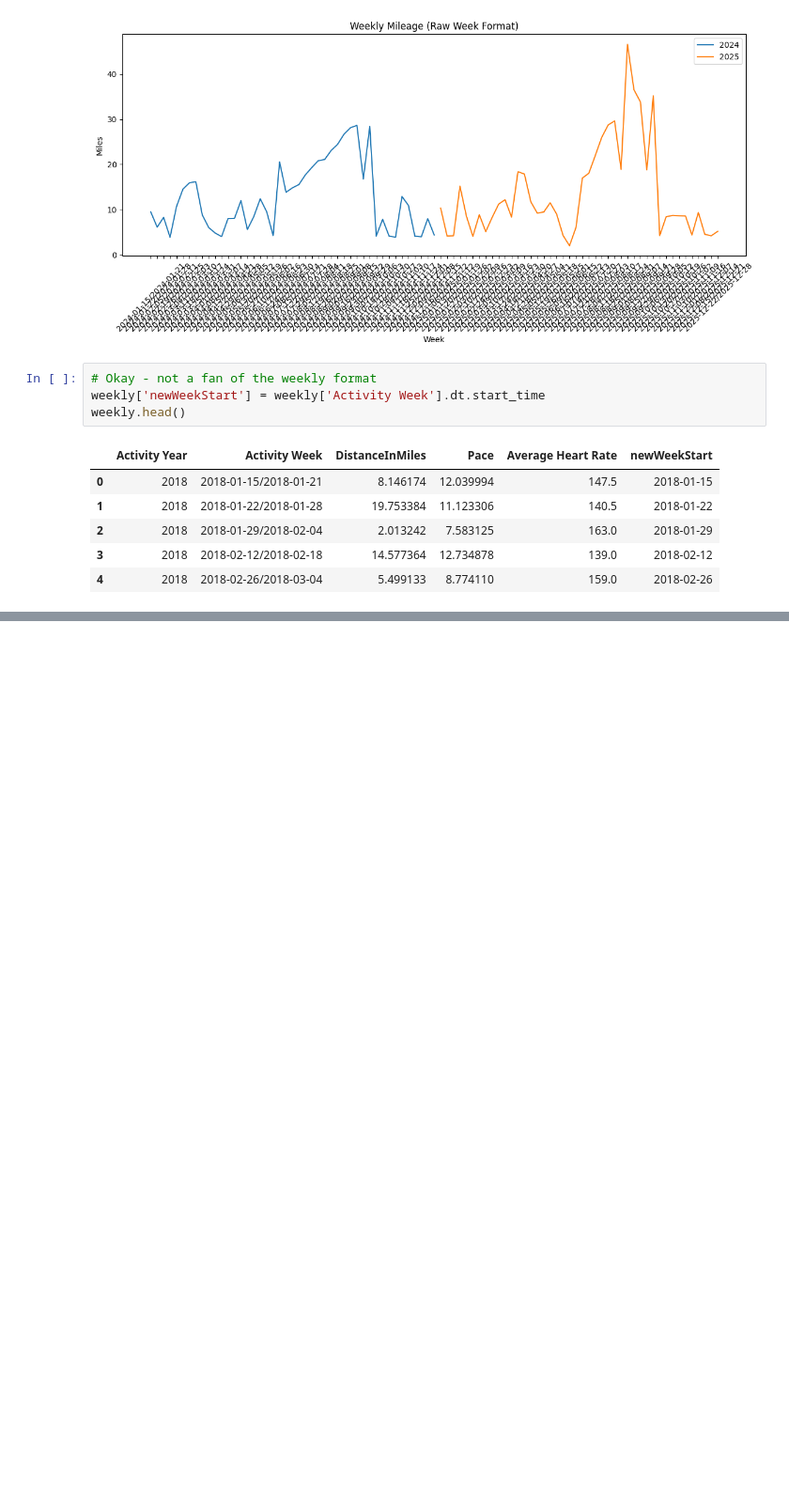
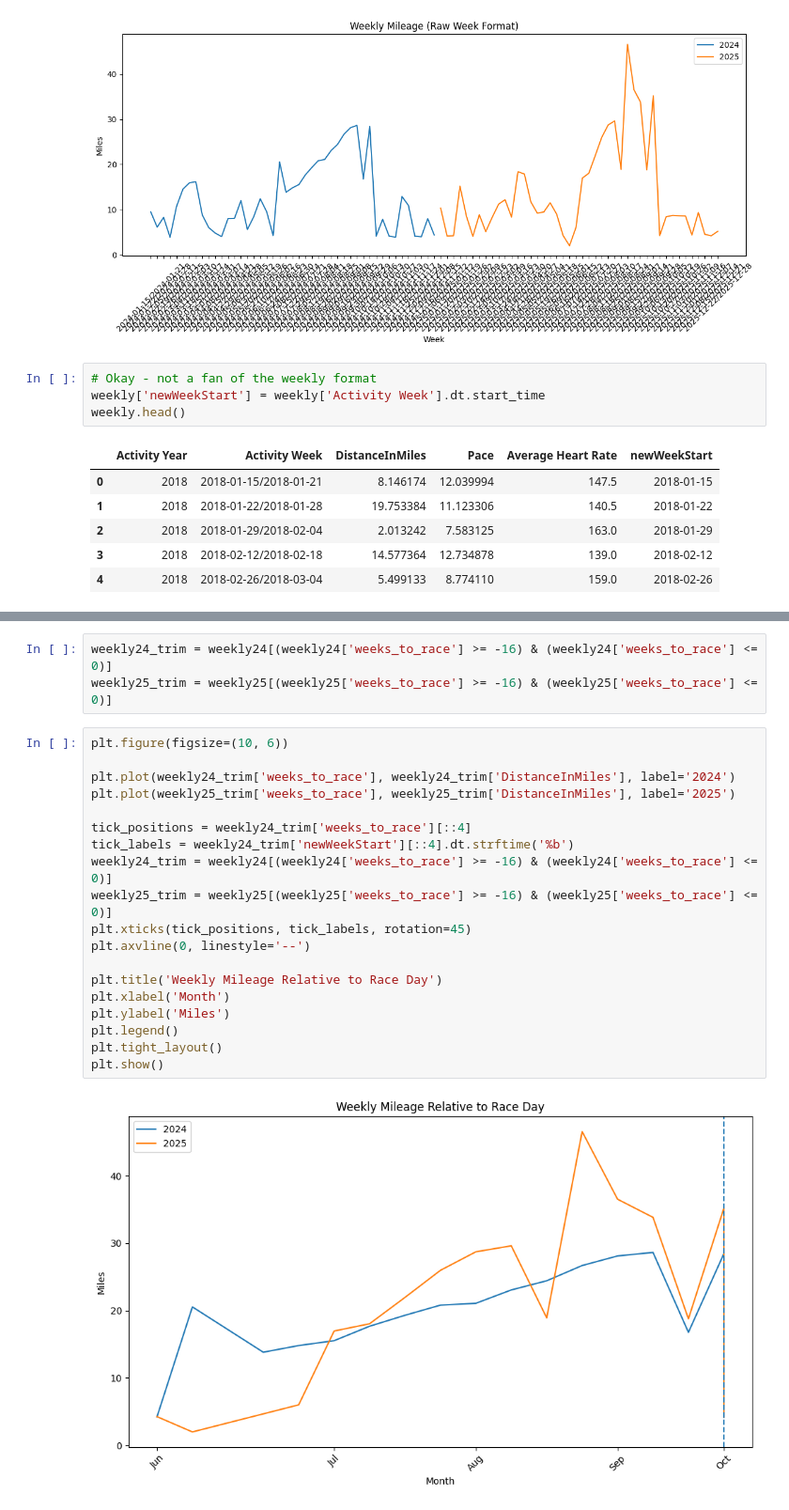
Before and after one commit to alexm806/strava-marathon-analysis, a Jupyter notebook: notebooks/strava_notebook.ipynb, the cells around one changed output, grey strips where cells are left out. Shown at 94% size. Drawn from its saved outputs; the diff is of its cells as text; blank space fills up the shorter version.

```diff
--- a/notebooks/strava_notebook.ipynb
+++ b/notebooks/strava_notebook.ipynb
@@ -255,0 +349,24 @@ plt.show()
+# %%
+weekly24_trim = weekly24[(weekly24['weeks_to_race'] >= -16) & (weekly24['weeks_to_race'] <= 0)]
+weekly25_trim = weekly25[(weekly25['weeks_to_race'] >= -16) & (weekly25['weeks_to_race'] <= 0)]
+# %%
+plt.figure(figsize=(10, 6))
+
+plt.plot(weekly24_trim['weeks_to_race'], weekly24_trim['DistanceInMiles'], label='2024')
+plt.plot(weekly25_trim['weeks_to_race'], weekly25_trim['DistanceInMiles'], label='2025')
+
+tick_positions = weekly24_trim['weeks_to_race'][::4]
+tick_labels = weekly24_trim['newWeekStart'][::4].dt.strftime('%b')
+weekly24_trim = weekly24[(weekly24['weeks_to_race'] >= -16) & (weekly24['weeks_to_race'] <= 0)]
+weekly25_trim = weekly25[(weekly25['weeks_to_race'] >= -16) & (weekly25['weeks_to_race'] <= 0)]
+plt.xticks(tick_positions, tick_labels, rotation=45)
+plt.axvline(0, linestyle='--')
+
+plt.title('Weekly Mileage Relative to Race Day')
+plt.xlabel('Month')
+plt.ylabel('Miles')
+plt.legend()
+plt.tight_layout()
+plt.show()
+# %% [output]
+[figure, added]
```
Also changed, not shown: parts of 23 cells of this notebook.
